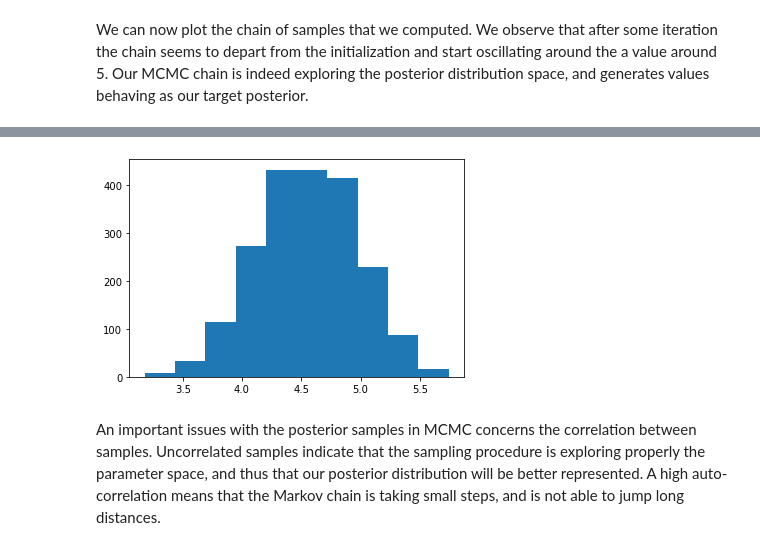
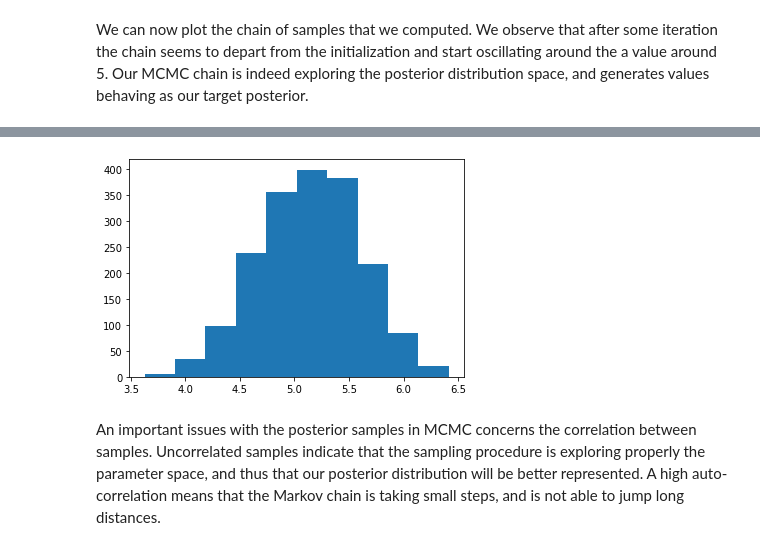
Before and after one commit to marcolorenzi/marcolorenzi.github.io, a Jupyter notebook: material/Bayes/Lesson6.ipynb, the cells around one changed output, grey strips where cells are left out. Saved outputs shown, nothing was run; the diff lists cells and outputs as text; code cells hidden in the pictures.

```diff
--- a/material/Bayes/Lesson6.ipynb
+++ b/material/Bayes/Lesson6.ipynb
@@ -220,8 +240,8 @@ plt.show()
 # %%
-plt.hist(np.array(output_samples[100:]))
+plt.hist(np.array(output_samples[500:]))
 plt.show()
 # %% [output]
-[figure, old version]
+[figure, new version]
 # %% [markdown]
 An important issues with the posterior samples in MCMC concerns the correlation between samples. Uncorrelated samples indicate that the sampling procedure is exploring properly the parameter space, and thus that our posterior distribution will be better represented. A high auto-correlation means that the Markov chain is taking small steps, and is not able to jump long distances.
 # %% [markdown]
```
Also changed, not shown: parts of 31 cells of this notebook.
